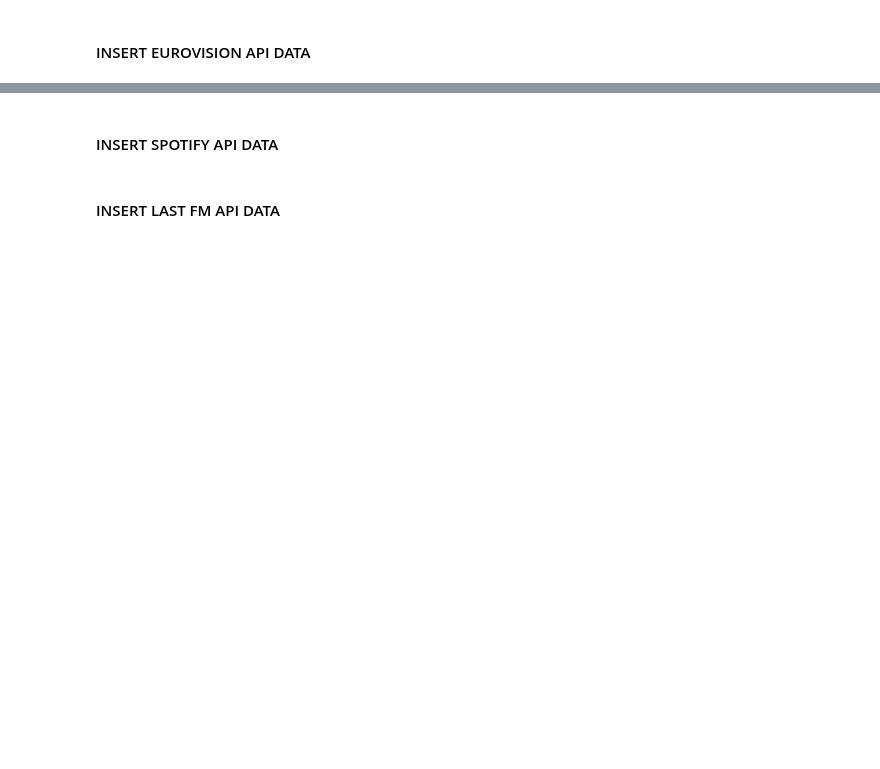
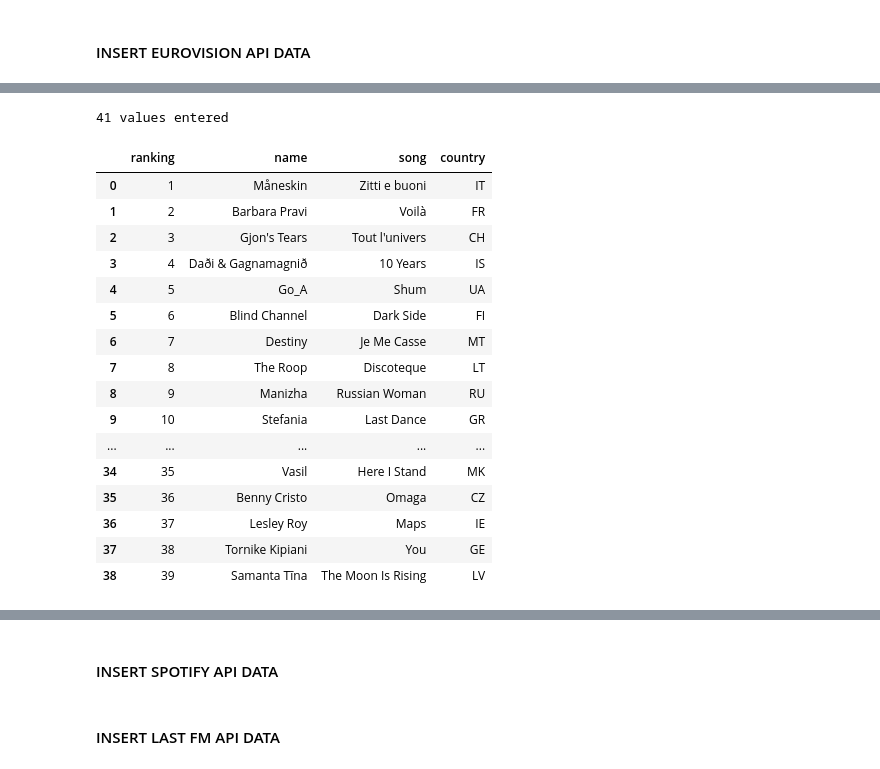
Before and after one commit to dianapgomez/pr_MusicStream_repo_interno, a Jupyter notebook: drafts-testing-notebooks/cibi-db.ipynb, the cells around one changed output, grey strips where cells are left out. Drawn from its saved outputs; the diff is of its cells as text; code cells hidden in the pictures; blank space fills up the shorter version.

```diff
--- a/drafts-testing-notebooks/cibi-db.ipynb
+++ b/drafts-testing-notebooks/cibi-db.ipynb
@@ -74,0 +128,25 @@ insert_data('projectcibi', query_api_eurovision, eurovision_data)
+# %%
+v = insert_data(query_api_eurovision, api_eurovision2019_tuples)
+# %% [output]
+41 values entered
+# %%
+df_api_eurovision2021 = pd.read_csv("../files/Eurovision/2021/euro_ranking2021.csv", index_col=0)
+df_api_eurovision2021
+# %% [output]
+|  | ranking | name | song | country |
+| 0 | 1 | Måneskin | Zitti e buoni | IT |
+| 1 | 2 | Barbara Pravi | Voilà | FR |
+| 2 | 3 | Gjon's Tears | Tout l'univers | CH |
+| 3 | 4 | Daði & Gagnamagnið | 10 Years | IS |
+| 4 | 5 | Go_A | Shum | UA |
+| 5 | 6 | Blind Channel | Dark Side | FI |
+| 6 | 7 | Destiny | Je Me Casse | MT |
+| 7 | 8 | The Roop | Discoteque | LT |
+| 8 | 9 | Manizha | Russian Woman | RU |
+| 9 | 10 | Stefania | Last Dance | GR |
+| ... | ... | ... | ... | ... |
+| 34 | 35 | Vasil | Here I Stand | MK |
+| 35 | 36 | Benny Cristo | Omaga | CZ |
+| 36 | 37 | Lesley Roy | Maps | IE |
+| 37 | 38 | Tornike Kipiani | You | GE |
+| 38 | 39 | Samanta Tīna | The Moon Is Rising | LV |
```
Also changed, not shown: parts of 18 cells of this notebook.
